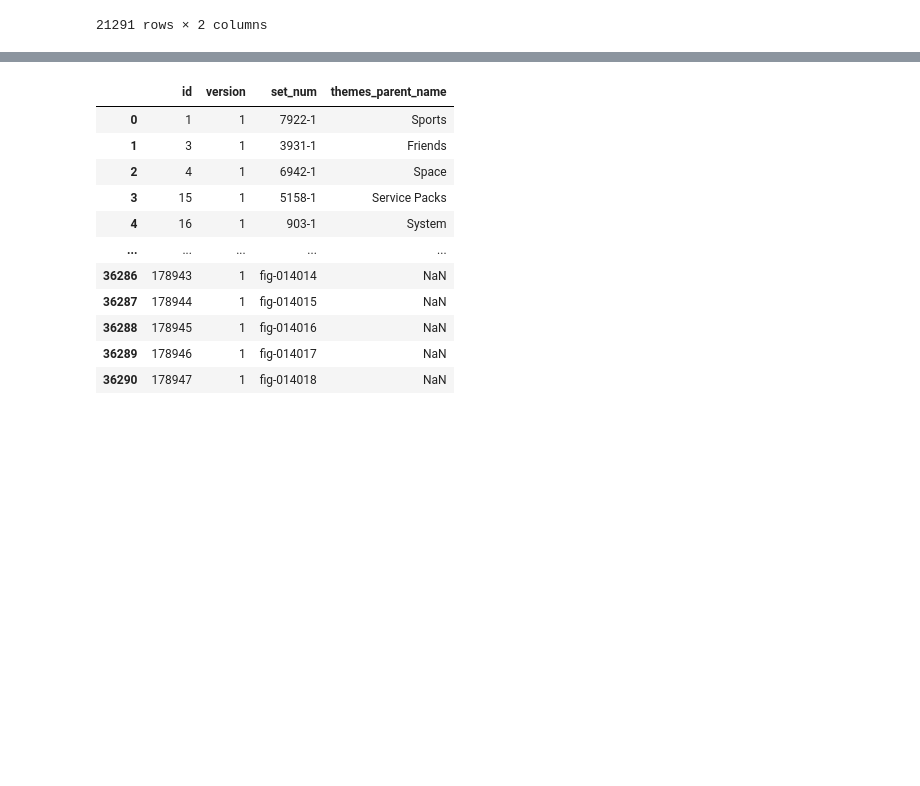
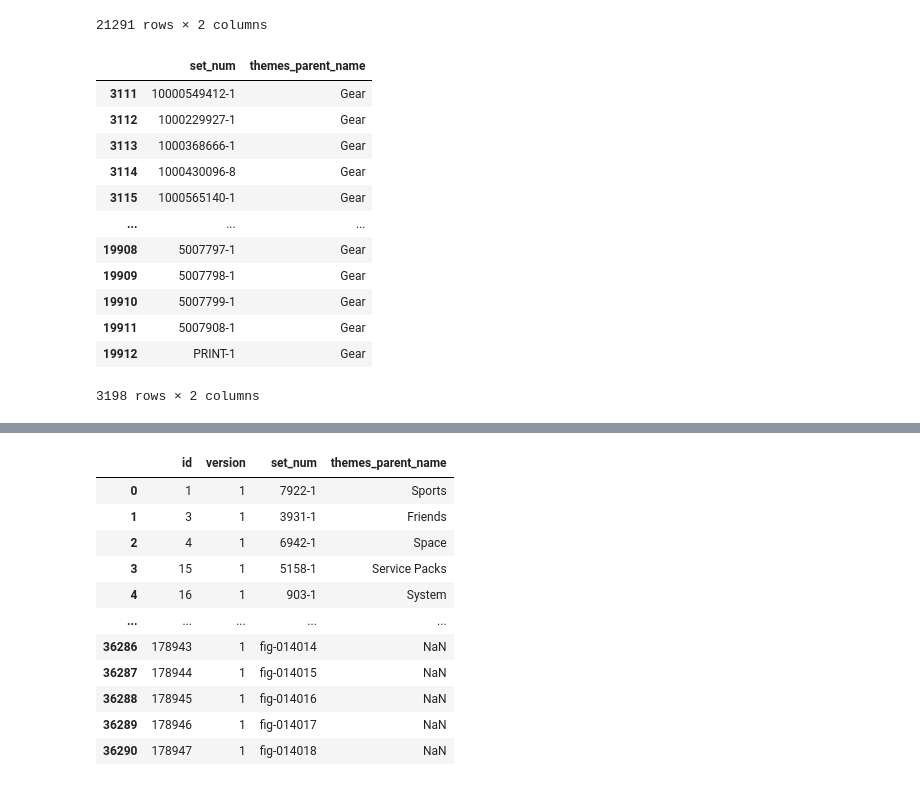
Before and after one commit to BenjaSar/AdD, a Jupyter notebook: TP_Integrador_AdD.ipynb, the cells around one changed output, grey strips where cells are left out. Cells and saved outputs as stored; diff of their text form; code cells hidden in the pictures; blank space fills up the shorter version.

```diff
--- a/TP_Integrador_AdD.ipynb
+++ b/TP_Integrador_AdD.ipynb
@@ -1887,3 +1708,19 @@ set_num_themes_parent_name
 | 21289 | M20-2586-10 | Modulex |
 | 21290 | WEETABIX1-1 | Legoland |
 21291 rows × 2 columns
+# %%
+set_num_themes_parent_name[set_num_themes_parent_name['themes_parent_name'] == 'Gear']
+# %% [output]
+|  | set_num | themes_parent_name |
+| 3111 | 10000549412-1 | Gear |
+| 3112 | 1000229927-1 | Gear |
+| 3113 | 1000368666-1 | Gear |
+| 3114 | 1000430096-8 | Gear |
+| 3115 | 1000565140-1 | Gear |
+| ... | ... | ... |
+| 19908 | 5007797-1 | Gear |
+| 19909 | 5007798-1 | Gear |
+| 19910 | 5007799-1 | Gear |
+| 19911 | 5007908-1 | Gear |
+| 19912 | PRINT-1 | Gear |
+3198 rows × 2 columns
```
Also changed, not shown: parts of 34 cells of this notebook, 1 other file.
